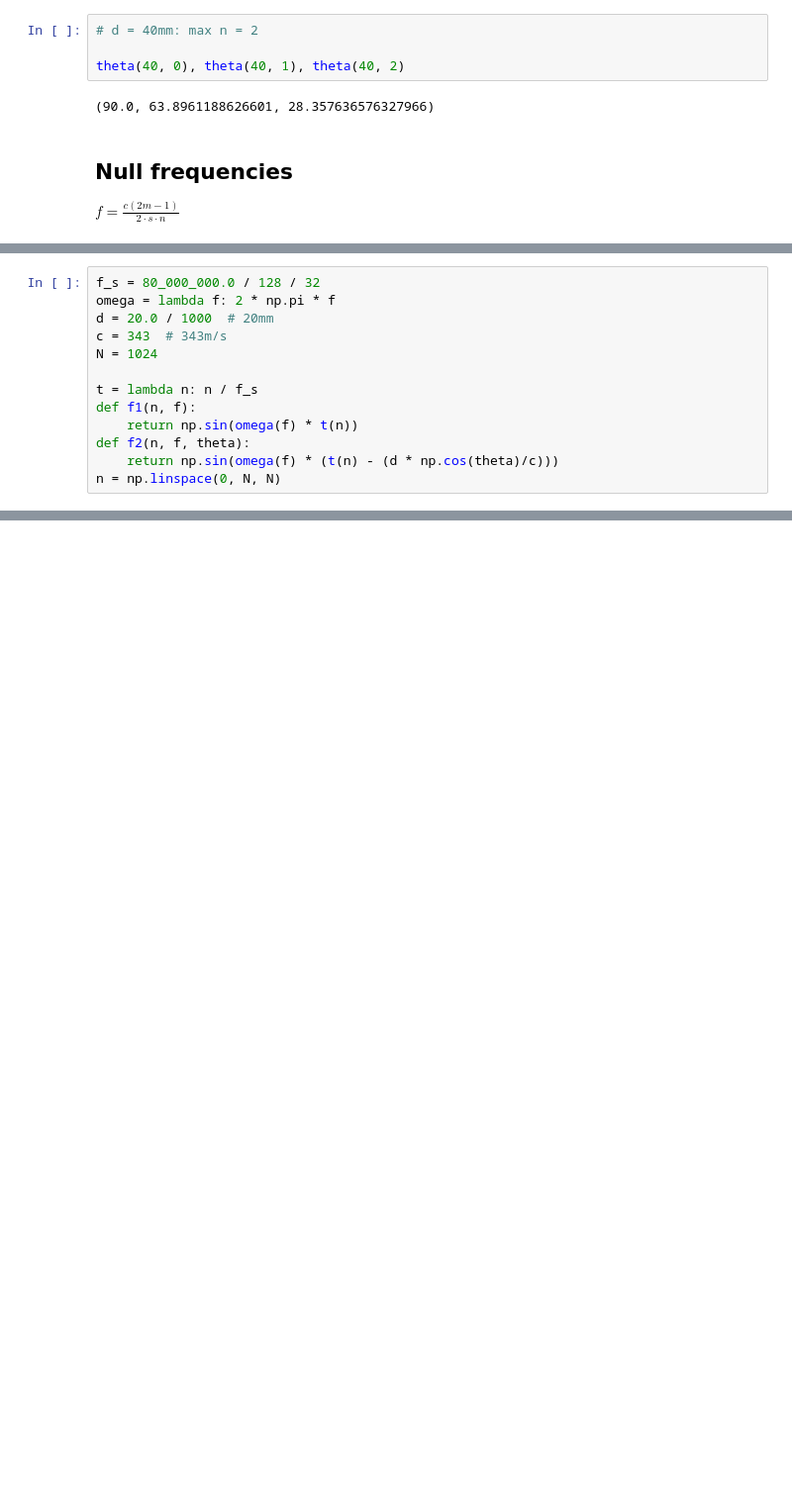
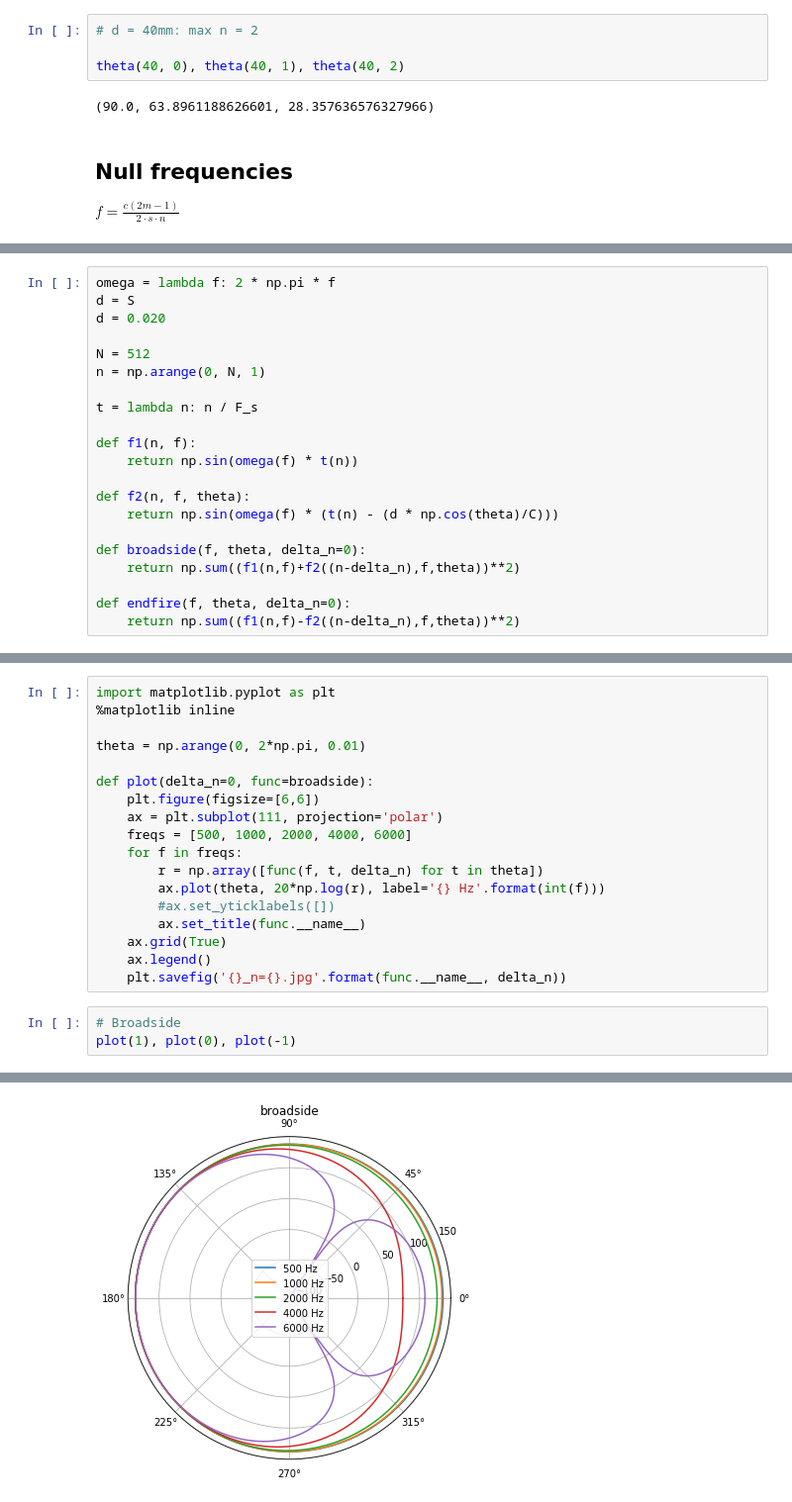
Before and after one commit to araobp/acoustic-features, a Jupyter notebook: ipynb/Beam forming.ipynb, the cells around one changed output, grey strips where cells are left out. Shown: that part at 99% size. Saved outputs shown, nothing was run; the diff lists cells and outputs as text; blank space fills up the shorter version.

```diff
--- a/ipynb/Beam forming.ipynb
+++ b/ipynb/Beam forming.ipynb
@@ -83,15 +81,23 @@ $$ f_1[n] = \sin \Bigl( \omega \frac{n}{f_s} \Bigr) $$
 
 $$ f_2[n] = \sin \Bigl( \omega (\frac{n}{f_s} - \frac{d \cos \theta}{c}) \Bigr) $$
 # %%
-f_s = 80_000_000.0 / 128 / 32
 omega = lambda f: 2 * np.pi * f
-d = 20.0 / 1000  # 20mm
-c = 343  # 343m/s
-N = 1024
+d = S
+d = 0.020
 
-t = lambda n: n / f_s
+N = 512
+n = np.arange(0, N, 1)
+
+t = lambda n: n / F_s
+
 def f1(n, f):
     return np.sin(omega(f) * t(n))
+
 def f2(n, f, theta):
-    return np.sin(omega(f) * (t(n) - (d * np.cos(theta)/c)))
-n = np.linspace(0, N, N)
+    return np.sin(omega(f) * (t(n) - (d * np.cos(theta)/C)))
+
+def broadside(f, theta, delta_n=0):
+    return np.sum((f1(n,f)+f2((n-delta_n),f,theta))**2)
+
+def endfire(f, theta, delta_n=0):
+    return np.sum((f1(n,f)-f2((n-delta_n),f,theta))**2)
@@ -115,0 +104,22 @@ plt.plot(f1(n, 4400)[:10]+f2(n, 4400, 0)[:10])
+# %%
+import matplotlib.pyplot as plt
+%matplotlib inline
+
+theta = np.arange(0, 2*np.pi, 0.01)
+
+def plot(delta_n=0, func=broadside):
+    plt.figure(figsize=[6,6])
+    ax = plt.subplot(111, projection='polar')
+    freqs = [500, 1000, 2000, 4000, 6000]
+    for f in freqs:
+        r = np.array([func(f, t, delta_n) for t in theta])
+        ax.plot(theta, 20*np.log(r), label='{} Hz'.format(int(f)))
+        #ax.set_yticklabels([])
+        ax.set_title(func.__name__)
+    ax.grid(True)
+    ax.legend()
+    plt.savefig('{}_n={}.jpg'.format(func.__name__, delta_n))
+# %%
+# Broadside
+plot(1), plot(0), plot(-1)
+# %% [output]
@@ -115,0 +127 @@ plt.plot(f1(n, 4400)[:10]+f2(n, 4400, 0)[:10])
+[figure, added]
```
Also changed, not shown: parts of 15 cells of this notebook, 6 other files.
